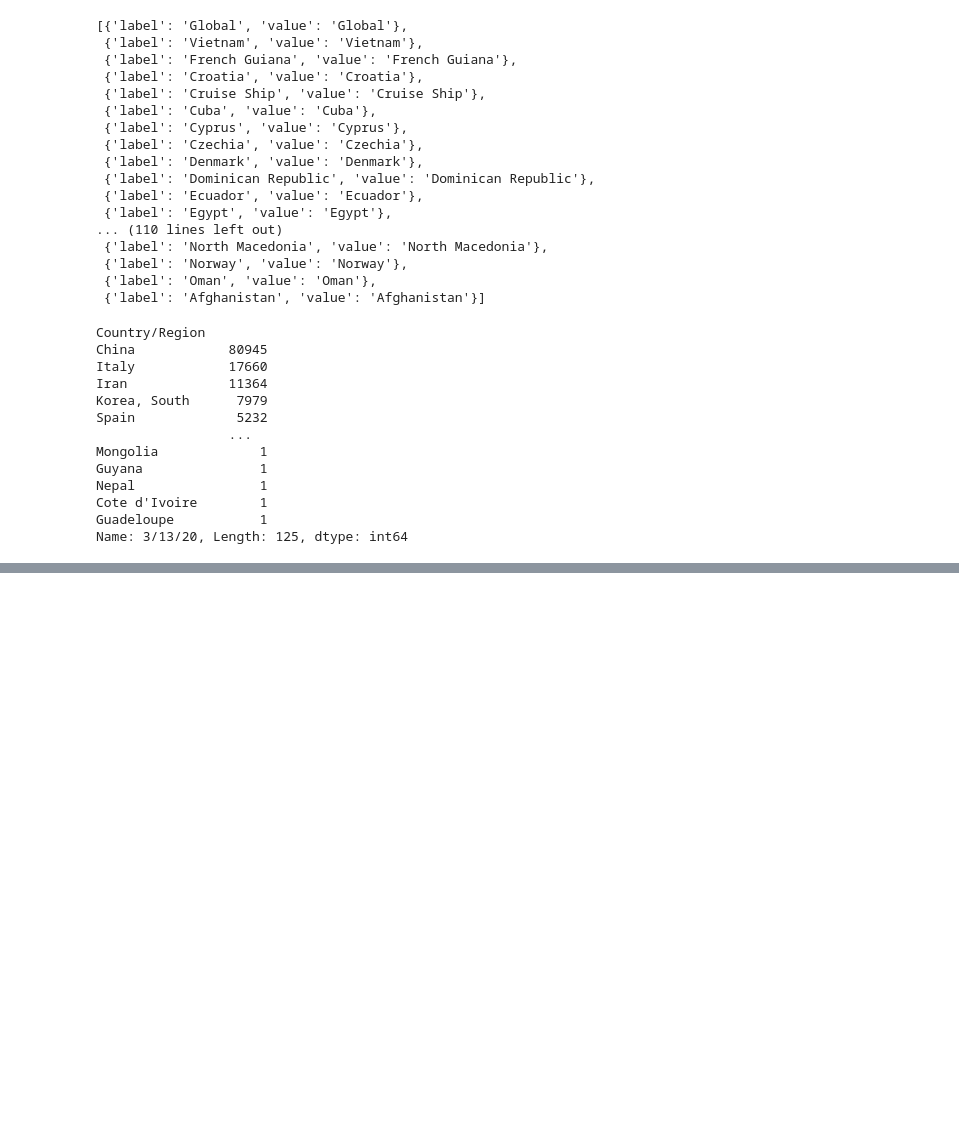
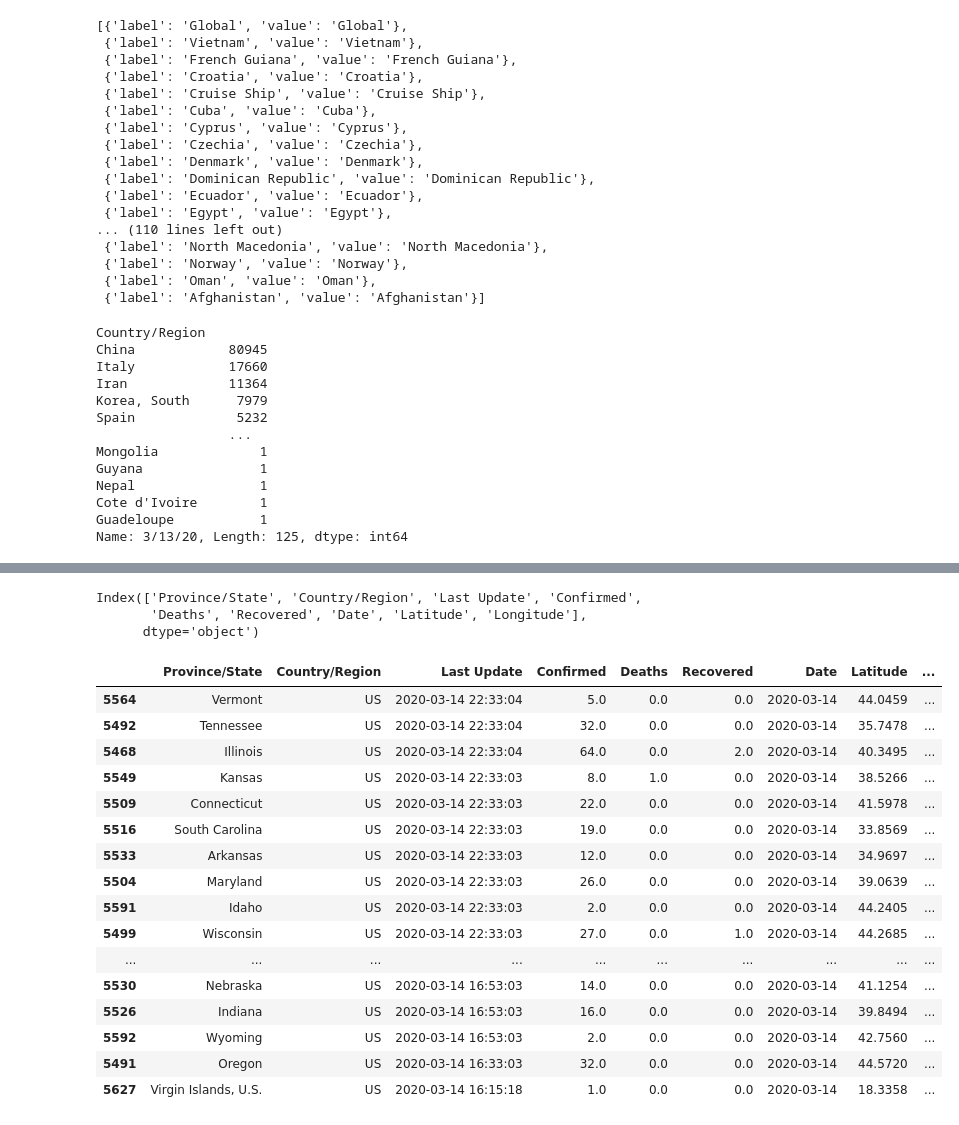
Before and after one commit to ecohydro/covid-19-waves, a Jupyter notebook: COVID-19 Dashboard.ipynb, the cells around one changed output, grey strips where cells are left out. Saved outputs shown, nothing was run; the diff lists cells and outputs as text; code cells hidden in the pictures; blank space fills up the shorter version.

```diff
--- a/COVID-19 Dashboard.ipynb
+++ b/COVID-19 Dashboard.ipynb
@@ -94,0 +131,7 @@ Name: 3/13/20, Length: 125, dtype: int64
+# %%
+df = get_daily_reports()
+
+df['Date']
+df.Date = pd.to_datetime(df.Date)
+#df['Last Update'] = pd.to_datetime(df['Last Update'])
+#df['Last Update']
@@ -94,0 +153,26 @@ Name: 3/13/20, Length: 125, dtype: int64
+# %%
+print(df.columns)
+area = 'US'
+most_recent = df[df['Country/Region'] == area]['Last Update'].max() - pd.Timedelta('12 hours')
+df[(df['Country/Region'] == area) & (df['Last Update'] >= most_recent)].sort_values('Last Update', ascending=False)
+# %% [output]
+Index(['Province/State', 'Country/Region', 'Last Update', 'Confirmed',
+       'Deaths', 'Recovered', 'Date', 'Latitude', 'Longitude'],
+      dtype='object')
+|  | Province/State | Country/Region | Last Update | Confirmed | Deaths | Recovered | Date | Latitude | ... |
+| 5564 | Vermont | US | 2020-03-14 22:33:04 | 5.0 | 0.0 | 0.0 | 2020-03-14 | 44.0459 | ... |
+| 5492 | Tennessee | US | 2020-03-14 22:33:04 | 32.0 | 0.0 | 0.0 | 2020-03-14 | 35.7478 | ... |
+| 5468 | Illinois | US | 2020-03-14 22:33:04 | 64.0 | 0.0 | 2.0 | 2020-03-14 | 40.3495 | ... |
+| 5549 | Kansas | US | 2020-03-14 22:33:03 | 8.0 | 1.0 | 0.0 | 2020-03-14 | 38.5266 | ... |
+| 5509 | Connecticut | US | 2020-03-14 22:33:03 | 22.0 | 0.0 | 0.0 | 2020-03-14 | 41.5978 | ... |
+| 5516 | South Carolina | US | 2020-03-14 22:33:03 | 19.0 | 0.0 | 0.0 | 2020-03-14 | 33.8569 | ... |
+| 5533 | Arkansas | US | 2020-03-14 22:33:03 | 12.0 | 0.0 | 0.0 | 2020-03-14 | 34.9697 | ... |
+| 5504 | Maryland | US | 2020-03-14 22:33:03 | 26.0 | 0.0 | 0.0 | 2020-03-14 | 39.0639 | ... |
+| 5591 | Idaho | US | 2020-03-14 22:33:03 | 2.0 | 0.0 | 0.0 | 2020-03-14 | 44.2405 | ... |
+| 5499 | Wisconsin | US | 2020-03-14 22:33:03 | 27.0 | 0.0 | 1.0 | 2020-03-14 | 44.2685 | ... |
+| ... | ... | ... | ... | ... | ... | ... | ... | ... | ... |
+| 5530 | Nebraska | US | 2020-03-14 16:53:03 | 14.0 | 0.0 | 0.0 | 2020-03-14 | 41.1254 | ... |
+| 5526 | Indiana | US | 2020-03-14 16:53:03 | 16.0 | 0.0 | 0.0 | 2020-03-14 | 39.8494 | ... |
+| 5592 | Wyoming | US | 2020-03-14 16:53:03 | 2.0 | 0.0 | 0.0 | 2020-03-14 | 42.7560 | ... |
+| 5491 | Oregon | US | 2020-03-14 16:33:03 | 32.0 | 0.0 | 0.0 | 2020-03-14 | 44.5720 | ... |
+| 5627 | Virgin Islands, U.S. | US | 2020-03-14 16:15:18 | 1.0 | 0.0 | 0.0 | 2020-03-14 | 18.3358 | ... |
```
Also changed, not shown: parts of 6 cells of this notebook, 8 other files.
